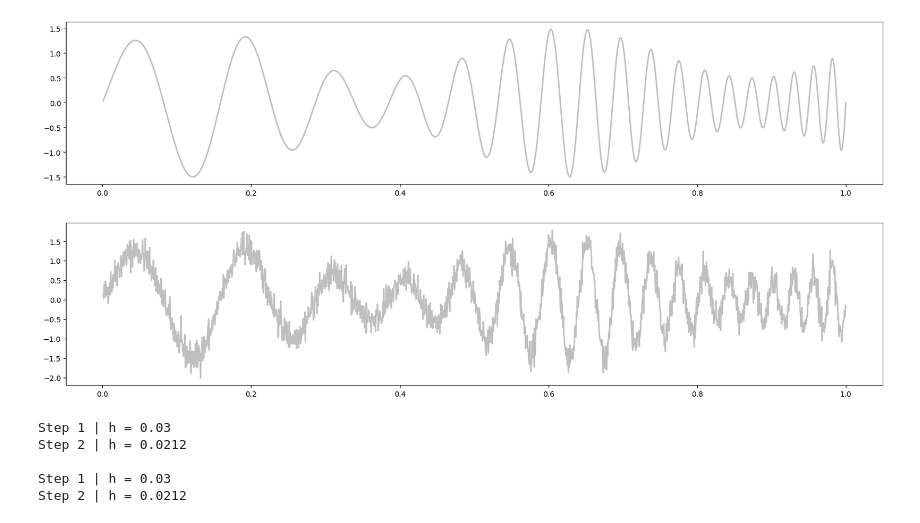
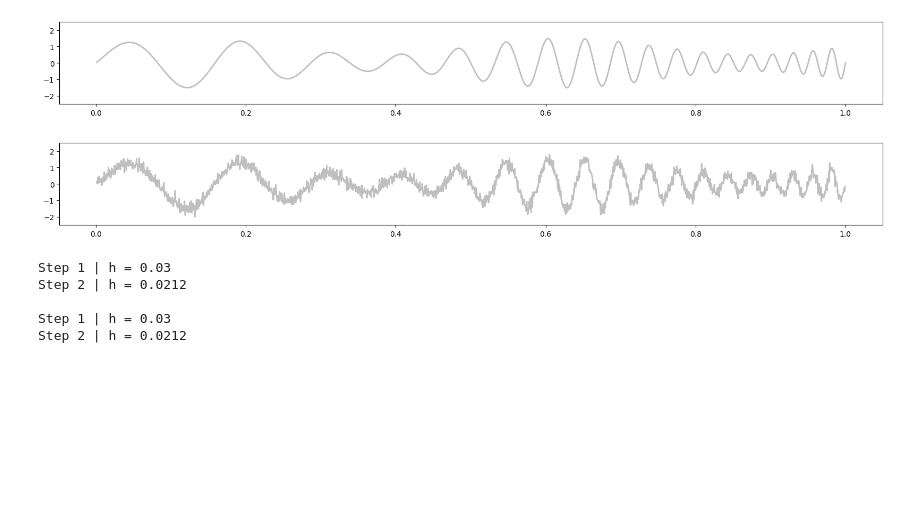
Before and after one commit to QuantLet/A_New_EMD_Approach, a Jupyter notebook: 03 Local Median Approach/20260114 EMD Local Median David.ipynb, the cells around one changed output. Drawn from its saved outputs; the diff is of its cells as text; code cells hidden in the pictures; blank space fills up the shorter version.

```diff
--- a/03 Local Median Approach/20260114 EMD Local Median David.ipynb
+++ b/03 Local Median Approach/20260114 EMD Local Median David.ipynb
@@ -15,19 +18,20 @@ h = 0.02
 x = np.linspace(eps, 1.0, n_points)
 y_clean = (1 + 0.5 * np.sin(4 * np.pi * x)) * np.sin(2 * np.pi * (6 * x + 12 * x**3))
 
-plt.figure(figsize=(20, 4))
-plt.plot(x, y_clean, color='gray', linewidth=2, alpha=0.5)
-plt.show()
+np.random.seed(42)
+noise = np.random.normal(scale=noise_std, size=n_points)
+y_noisy = y_clean + noise
-# %% [output]
-[figure, removed]
-# %%
-np.random.seed(42)
-noise = np.random.normal(scale=noise_std, size=n_points)
-y_noisy = y_clean + noise
-
-plt.figure(figsize=(20, 4))
-plt.plot(x, y_noisy, color='gray', linewidth=2, alpha=0.5)
-plt.show()
-# %% [output]
-[figure, removed]
+# %%
+plt.figure(figsize=(20, 2))
+plt.plot(x, y_clean, color='gray', linewidth=2, alpha=0.5)
+plt.ylim(-2.5, 2.5)
+plt.show()
+
+plt.figure(figsize=(20, 2))
+plt.plot(x, y_noisy, color='gray', linewidth=2, alpha=0.5)
+plt.ylim(-2.5, 2.5)
+plt.show()
+# %% [output]
+[figure, added]
+[figure, added]
 # %%
```
Also changed, not shown: parts of 10 cells of this notebook, 2 other files.
